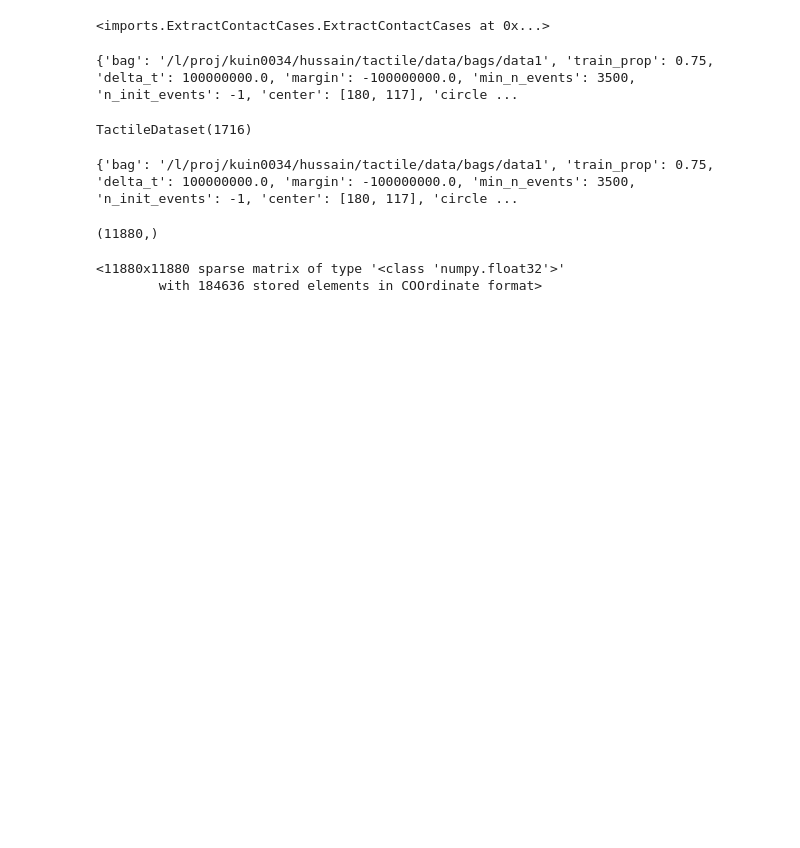
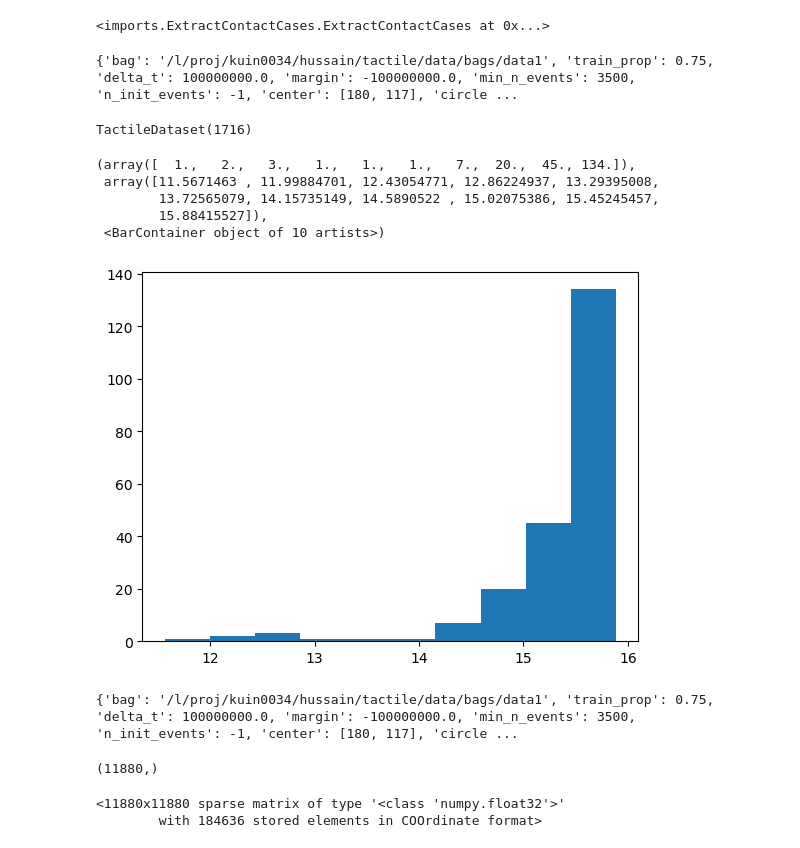
Before and after one commit to AdvancedResearchInnovationCenter/TactiGraph, a Jupyter notebook: src/validating.ipynb, the cells around one changed output. Drawn from its saved outputs; the diff is of its cells as text; code cells hidden in the pictures; blank space fills up the shorter version.

```diff
--- a/src/validating.ipynb
+++ b/src/validating.ipynb
@@ -118,13 +138,16 @@ DataBatch(x=[4185, 1], edge_index=[2, 60045], y=[1, 2], pos=[4185, 3], edge_attr
 # %%
+from torch_geometric.utils import degree
 pred = []
 true = []
 n_events = []
 n_edges = []
+deg = []
 from tqdm.auto import tqdm
 with torch.no_grad():
     for v in tqdm(vl):
-        pred.append(tm.model(v.cuda()))
-        true.append(v.y)
+        #pred.append(tm.model(v.cuda()))
+        #true.append(v.y)
+        deg.append(degree())
         n_events.append(v.x.shape[0])
         n_edges.append(v.edge_index.shape[1])
 
@@ -337,11 +370,13 @@ train
 # %% [output]
 TactileDataset(1716)
 # %%
+from torch_geometric.utils import degree
 pred = []
 true = []
 n_events = []
 n_edges = []
 n_comps = []
+deg = []
 
 
 from torch_geometric.utils import to_networkx
@@ -354,13 +389,23 @@ for v in tqdm(train_loader):
             n_events.append(v[i].x.shape[0])
             n_edges.append(v[i].edge_index.shape[1])
 
-        pred.append(model(v.cuda()))
+        deg.append(torch.mean(degree(v[i].edge_index[0])))
+        #pred.append(model(v.cuda()))
         true.append(v.cpu().y)
 
     v.detach().cpu()
     torch.cuda.empty_cache()
-pred = torch.vstack(pred).cpu()
+#pred = torch.vstack(pred).cpu()
 true = torch.vstack(true).cpu()
+# %%
+plt.hist(deg)
+# %% [output]
+(array([  1.,   2.,   3.,   1.,   1.,   1.,   7.,  20.,  45., 134.]),
+ array([11.5671463 , 11.99884701, 12.43054771, 12.86224937, 13.29395008,
+        13.72565079, 14.15735149, 14.5890522 , 15.02075386, 15.45245457,
+        15.88415527]),
+ <BarContainer object of 10 artists>)
+[figure, added]
 # %%
 from torch_geometric.utils import to_scipy_sparse_matrix
 
```
Also changed, not shown: parts of 3 cells of this notebook, 4 other files.
